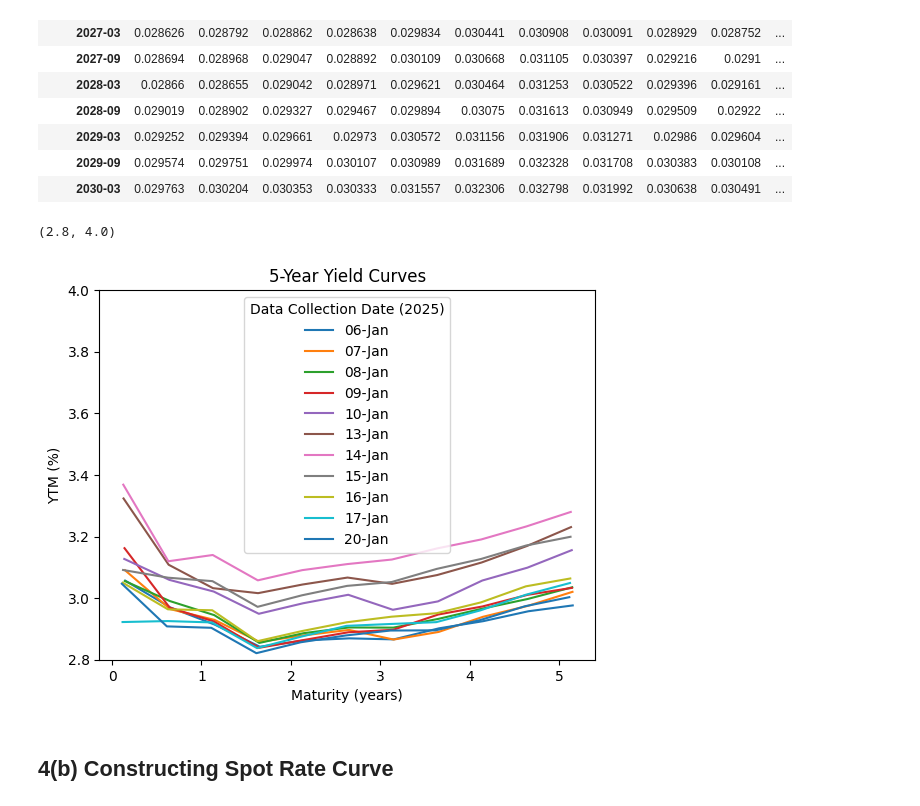
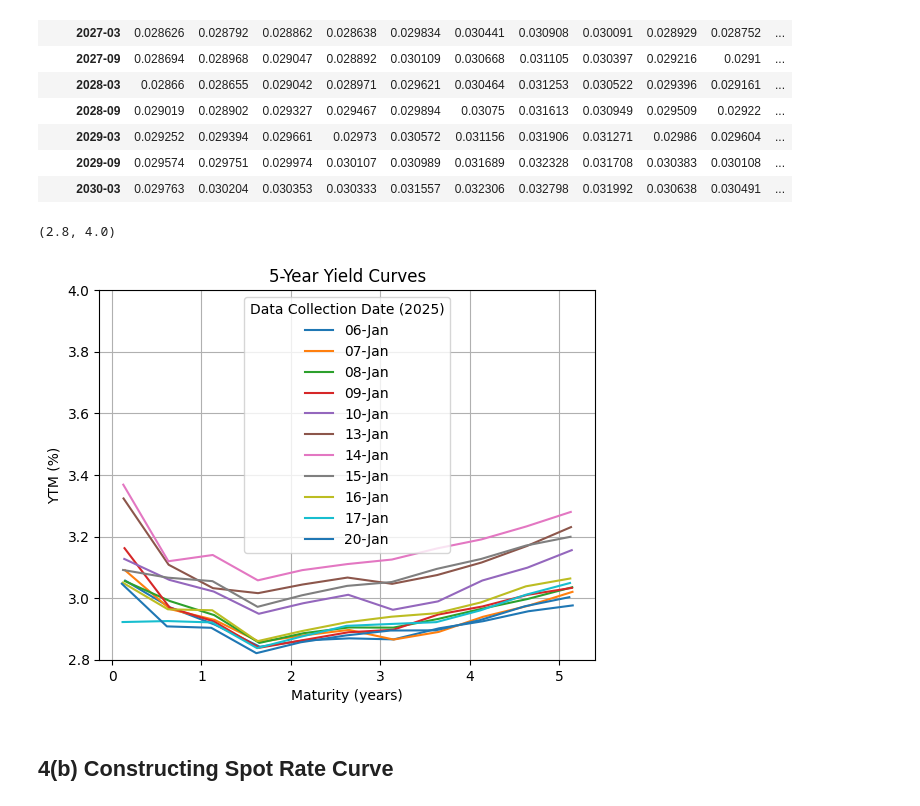
Before and after one commit to Jonathan-Woo/APM466, a Jupyter notebook: Assignment 1/assignment.ipynb, the cells around one changed output. Drawn from its saved outputs; the diff is of its cells as text; code cells hidden in the pictures.

```diff
--- a/Assignment 1/assignment.ipynb
+++ b/Assignment 1/assignment.ipynb
@@ -192,27 +192,28 @@ ytm_df
 # %%
 plt.figure()
 
 for data_date in dates:
     data_date_as_dt = datetime.strptime(data_date, "%d-%b")
     data_date_as_dt = data_date_as_dt.replace(year=2025)
 
     maturities_axis = []
     for maturity in ytm_df.index:
         bond_maturity_date_as_dt = datetime.strptime(maturity, "%Y-%m")
 
         maturities_axis.append((bond_maturity_date_as_dt - data_date_as_dt).days / 365)
 
     plt.plot(maturities_axis, ytm_df.loc[:, data_date].values * 100, label=data_date)
 
 plt.legend(title="Data Collection Date (2025)")
 plt.xlabel("Maturity (years)")
 plt.ylabel("YTM (%)")
 plt.title("5-Year Yield Curves")
 
+plt.grid()
 plt.ylim(2.8, 4)
 # %% [output]
 (2.8, 4.0)
-[figure, old version]
+[figure, new version]
 # %% [markdown]
 ## 4(b) Constructing Spot Rate Curve
 # %%
```
Also changed, not shown: parts of 9 cells of this notebook, 2 other files.
